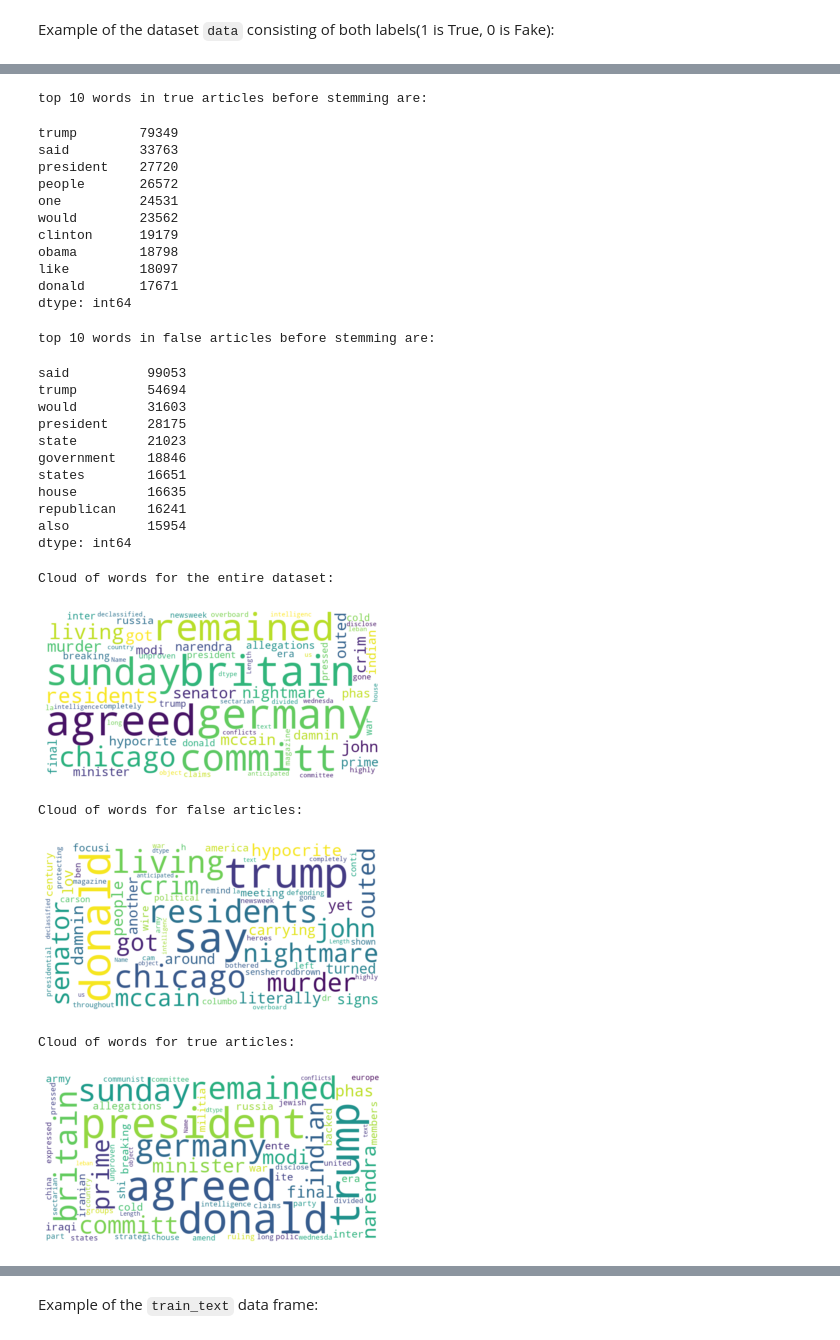
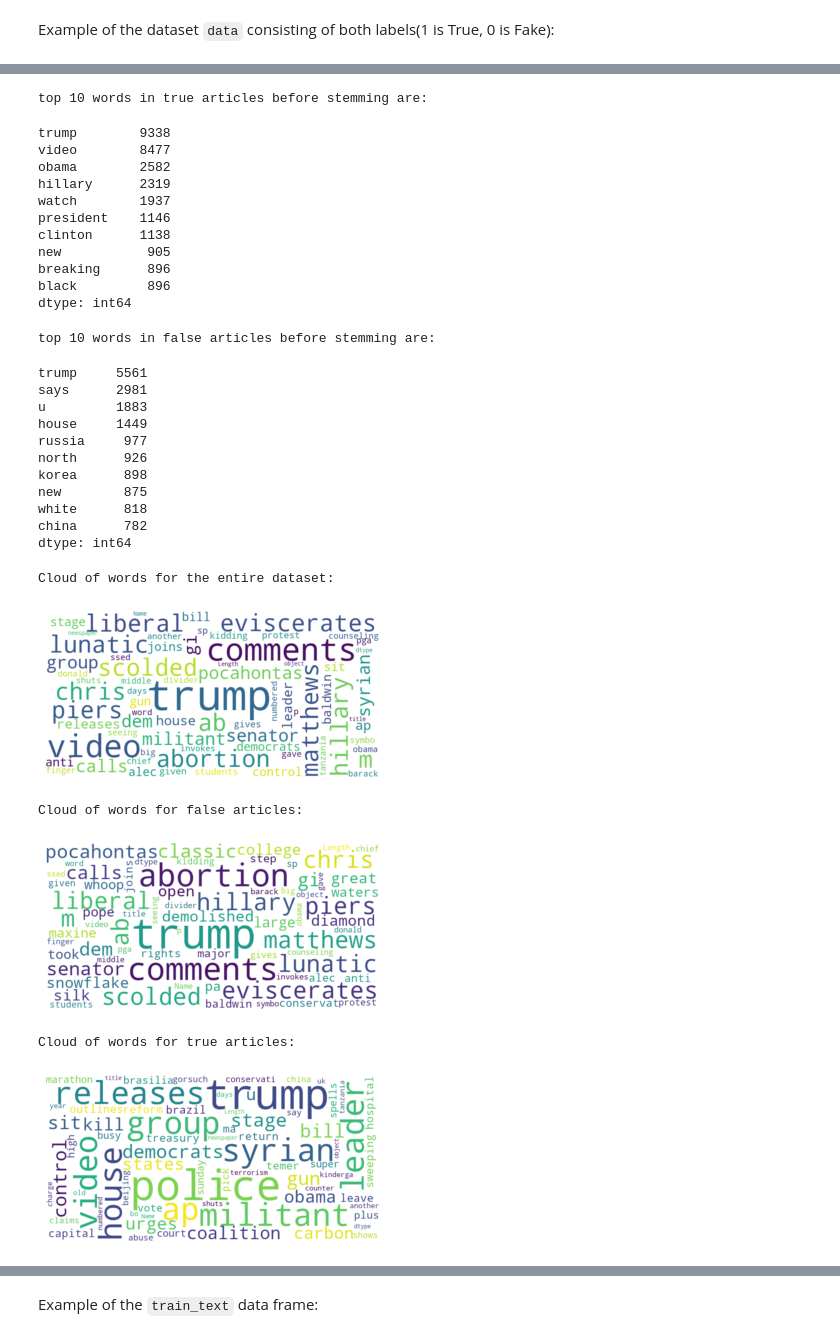
Before and after one commit to anth0nyhak1m/nlp_project_yas, a Jupyter notebook: baseline_model.ipynb, the cells around one changed output, grey strips where cells are left out. Drawn from its saved outputs; the diff is of its cells as text; code cells hidden in the pictures.

Commit message:
revised the model to use titles, not article text

```diff
--- a/baseline_model.ipynb
+++ b/baseline_model.ipynb
@@ -10,6 +14,6 @@ from util import cleaning_data, stemming, wordcloud
 # %%
 # cleanine_data function loads in data, adds labels, removes all punctuation, digits & stop words
-data = cleaning_data("data/true.csv", "data/fake.csv")
+data = cleaning_data("data/true.csv", "data/fake.csv", "title", False)
 # %% [markdown]
 Example of the dataset `data` consisting of both labels(1 is True, 0 is Fake):
 # %%
@@ -60,53 +64,53 @@ clinton       28700
 dtype: int64
 # %%
 print('top 10 words in true articles before stemming are: ')
-pd.Series(' '.join(data[data.target == 0].text).split()).value_counts()[:10]
+pd.Series(' '.join(data[data.target == 0].title).split()).value_counts()[:10]
 # %% [output]
 top 10 words in true articles before stemming are:
-trump        79349
-said         33763
-president    27720
-people       26572
-one          24531
-would        23562
-clinton      19179
-obama        18798
-like         18097
-donald       17671
+trump        9338
+video        8477
+obama        2582
+hillary      2319
+watch        1937
+president    1146
+clinton      1138
+new           905
+breaking      896
+black         896
 dtype: int64
 # %%
 print('top 10 words in false articles before stemming are: ')
-pd.Series(' '.join(data[data.target == 1].text).split()).value_counts()[:10]
+pd.Series(' '.join(data[data.target == 1].title).split()).value_counts()[:10]
 # %% [output]
 top 10 words in false articles before stemming are:
-said          99053
-trump         54694
-would         31603
-president     28175
-state         21023
-government    18846
-states        16651
-house         16635
-republican    16241
-also          15954
+trump     5561
+says      2981
+u         1883
+house     1449
+russia     977
+north      926
+korea      898
+new        875
+white      818
+china      782
 dtype: int64
 # %%
 %matplotlib inline
 print('Cloud of words for the entire dataset:')
-wordcloud(data.text, 100)
+wordcloud(data.title, 100)
 
 print('Cloud of words for false articles:')
-wordcloud(data[data.target == 0].text, 100)
+wordcloud(data[data.target == 0].title, 100)
 
 print('Cloud of words for true articles:')
-wordcloud(data[data.target == 1].text, 100)
+wordcloud(data[data.target == 1].title, 100)
 # %% [output]
 Cloud of words for the entire dataset:
-[figure, old version]
+[figure, new version]
 Cloud of words for false articles:
-[figure, old version]
+[figure, new version]
 Cloud of words for true articles:
-[figure, old version]
+[figure, new version]
 # %% [markdown]
 ## From the descriptive statistics above:
 
```
Also changed, not shown: parts of 14 cells of this notebook.
